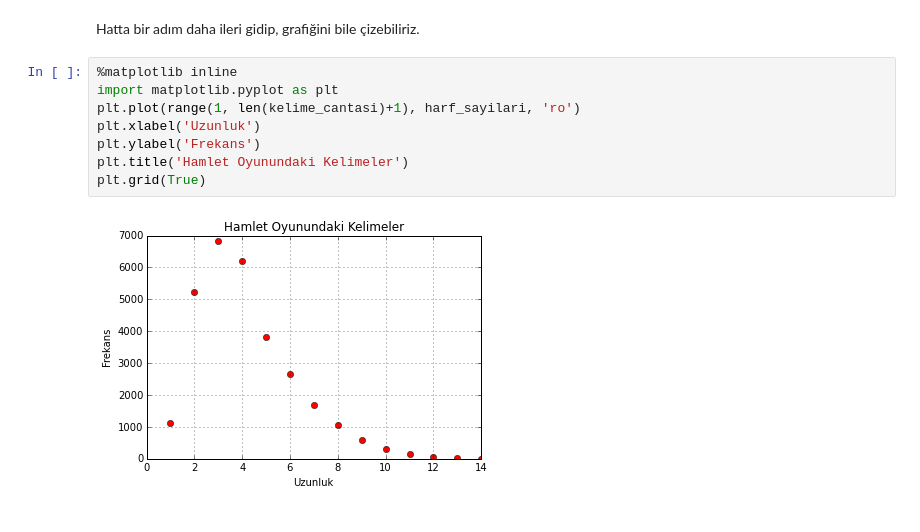
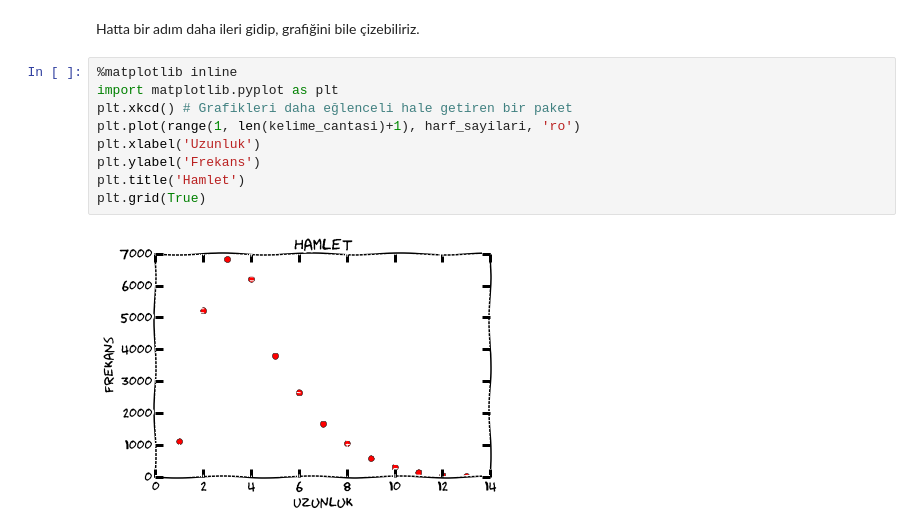
Before and after one commit to sibirbil/HesKit, a Jupyter notebook: Ornek_Uygulama_Hamlet.ipynb, the cells around one changed output. Saved outputs shown, nothing was run; the diff lists cells and outputs as text.

Commit message:
Hamlet metin analizinde XKCD grafiği kullandım.

```diff
--- a/Ornek_Uygulama_Hamlet.ipynb
+++ b/Ornek_Uygulama_Hamlet.ipynb
@@ -155,10 +155,11 @@ Hatta bir adım daha ileri gidip, grafiğini bile çizebiliriz.
 # %%
 %matplotlib inline
 import matplotlib.pyplot as plt
+plt.xkcd() # Grafikleri daha eğlenceli hale getiren bir paket
 plt.plot(range(1, len(kelime_cantasi)+1), harf_sayilari, 'ro')
 plt.xlabel('Uzunluk')
 plt.ylabel('Frekans')
-plt.title('Hamlet Oyunundaki Kelimeler')
+plt.title('Hamlet')
 plt.grid(True)
 # %% [output]
-[figure, old version]
+[figure, new version]
```
